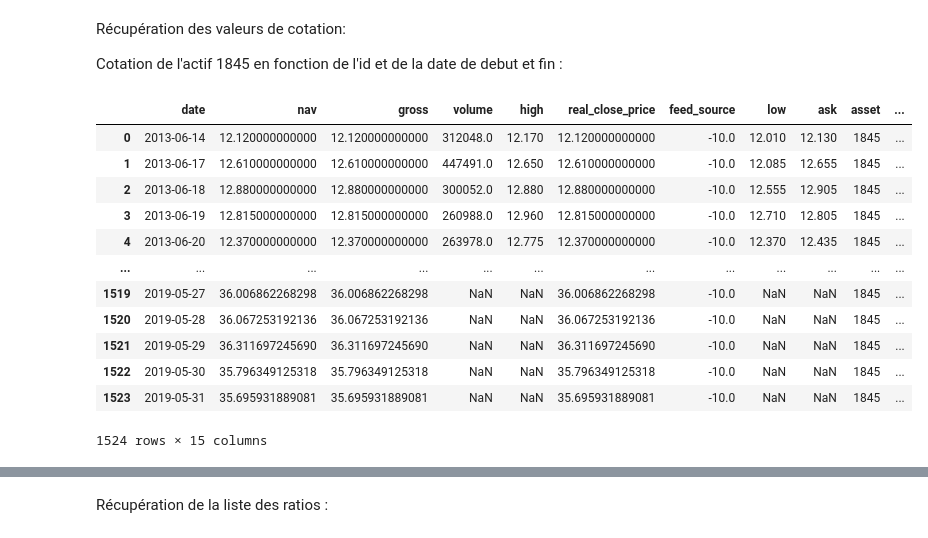
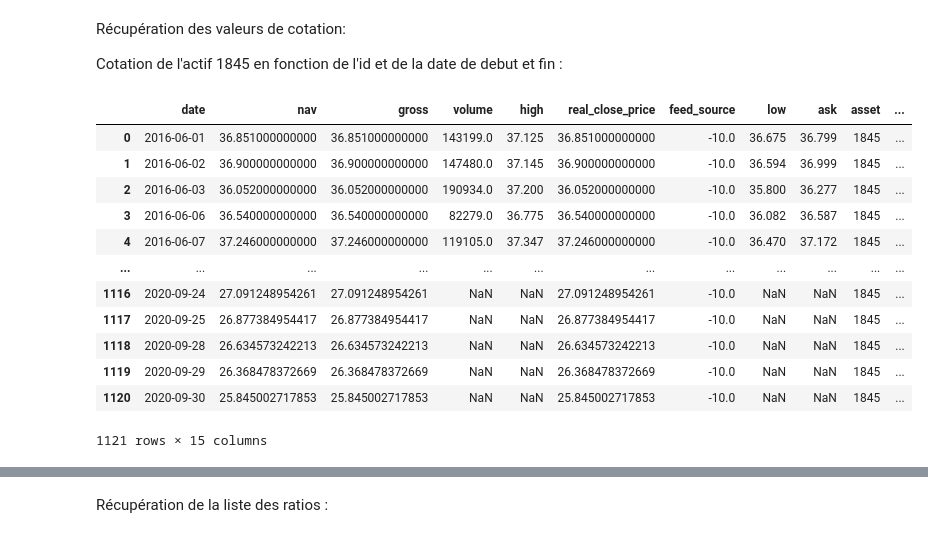
Before and after one commit to ArthurBiragnet/Dolphin, a Jupyter notebook: getAccessAPI.ipynb, the cells around one changed output, grey strips where cells are left out. Cells and saved outputs as stored; diff of their text form; code cells hidden in the pictures.

```diff
--- a/getAccessAPI.ipynb
+++ b/getAccessAPI.ipynb
@@ -64,7 +64,6 @@ def df_convert_type(df, df_currency_rate):
 
                 elt_type = elt['type']
                 elt_value = elt['value']
-
                 if elt_type == 'currency_value':
                     elt_value = convert_currency(elt_value, df_currency_rate)
                 elif elt_type == 'date':
@@ -72,7 +71,7 @@ def df_convert_type(df, df_currency_rate):
                 elif elt_type in ['double', 'percent']:
                     elt_value = convert_float(elt_value)
                 elif elt_type in ['asset', 'int32']:
-                    elt_value == convert_int(elt_value)
+                    elt_value = convert_int(elt_value)
                 elif elt_type == 'boolean':
                     elt_value = convert_boolean(elt_value)
                 elif elt_type not in ['asset_type', 'string', 'asset_currency', 'date-time',
@@ -183,24 +182,24 @@ Cotation de l'actif 1845 en fonction de l'id et de la date de debut et fin :
 # %%
 def get_cotation_values(asset_id, start_date, end_date, df_currency_rate):
     data = get_data('asset/{}/quote?start_date={}&end_date={}'
                     .format(asset_id, start_date, end_date))
     df_cotation = pd.read_json(data)
     df_cotation = df_convert_type(df_cotation, df_currency_rate)
     return df_cotation
 
-df_cotation = get_cotation_values('1845', '2013-06-14', '2019-05-31', df_currency_rate)
+df_cotation = get_cotation_values('1845', '2016-06-01', '2020-09-30', df_currency_rate)
 df_cotation
 # %% [output]
 |  | date | nav | gross | volume | high | real_close_price | feed_source | low | ask | asset | ... |
-| 0 | 2013-06-14 | 12.120000000000 | 12.120000000000 | 312048.0 | 12.170 | 12.120000000000 | -10.0 | 12.010 | 12.130 | 1845 | ... |
-| 1 | 2013-06-17 | 12.610000000000 | 12.610000000000 | 447491.0 | 12.650 | 12.610000000000 | -10.0 | 12.085 | 12.655 | 1845 | ... |
-| 2 | 2013-06-18 | 12.880000000000 | 12.880000000000 | 300052.0 | 12.880 | 12.880000000000 | -10.0 | 12.555 | 12.905 | 1845 | ... |
-| 3 | 2013-06-19 | 12.815000000000 | 12.815000000000 | 260988.0 | 12.960 | 12.815000000000 | -10.0 | 12.710 | 12.805 | 1845 | ... |
-| 4 | 2013-06-20 | 12.370000000000 | 12.370000000000 | 263978.0 | 12.775 | 12.370000000000 | -10.0 | 12.370 | 12.435 | 1845 | ... |
+| 0 | 2016-06-01 | 36.851000000000 | 36.851000000000 | 143199.0 | 37.125 | 36.851000000000 | -10.0 | 36.675 | 36.799 | 1845 | ... |
+| 1 | 2016-06-02 | 36.900000000000 | 36.900000000000 | 147480.0 | 37.145 | 36.900000000000 | -10.0 | 36.594 | 36.999 | 1845 | ... |
+| 2 | 2016-06-03 | 36.052000000000 | 36.052000000000 | 190934.0 | 37.200 | 36.052000000000 | -10.0 | 35.800 | 36.277 | 1845 | ... |
+| 3 | 2016-06-06 | 36.540000000000 | 36.540000000000 | 82279.0 | 36.775 | 36.540000000000 | -10.0 | 36.082 | 36.587 | 1845 | ... |
+| 4 | 2016-06-07 | 37.246000000000 | 37.246000000000 | 119105.0 | 37.347 | 37.246000000000 | -10.0 | 36.470 | 37.172 | 1845 | ... |
 | ... | ... | ... | ... | ... | ... | ... | ... | ... | ... | ... | ... |
-| 1519 | 2019-05-27 | 36.006862268298 | 36.006862268298 | NaN | NaN | 36.006862268298 | -10.0 | NaN | NaN | 1845 | ... |
-| 1520 | 2019-05-28 | 36.067253192136 | 36.067253192136 | NaN | NaN | 36.067253192136 | -10.0 | NaN | NaN | 1845 | ... |
-| 1521 | 2019-05-29 | 36.311697245690 | 36.311697245690 | NaN | NaN | 36.311697245690 | -10.0 | NaN | NaN | 1845 | ... |
-| 1522 | 2019-05-30 | 35.796349125318 | 35.796349125318 | NaN | NaN | 35.796349125318 | -10.0 | NaN | NaN | 1845 | ... |
-| 1523 | 2019-05-31 | 35.695931889081 | 35.695931889081 | NaN | NaN | 35.695931889081 | -10.0 | NaN | NaN | 1845 | ... |
+| 1116 | 2020-09-24 | 27.091248954261 | 27.091248954261 | NaN | NaN | 27.091248954261 | -10.0 | NaN | NaN | 1845 | ... |
+| 1117 | 2020-09-25 | 26.877384954417 | 26.877384954417 | NaN | NaN | 26.877384954417 | -10.0 | NaN | NaN | 1845 | ... |
+| 1118 | 2020-09-28 | 26.634573242213 | 26.634573242213 | NaN | NaN | 26.634573242213 | -10.0 | NaN | NaN | 1845 | ... |
+| 1119 | 2020-09-29 | 26.368478372669 | 26.368478372669 | NaN | NaN | 26.368478372669 | -10.0 | NaN | NaN | 1845 | ... |
+| 1120 | 2020-09-30 | 25.845002717853 | 25.845002717853 | NaN | NaN | 25.845002717853 | -10.0 | NaN | NaN | 1845 | ... |
-1524 rows × 15 columns
+1121 rows × 15 columns
```
Also changed, not shown: parts of 19 cells of this notebook.
